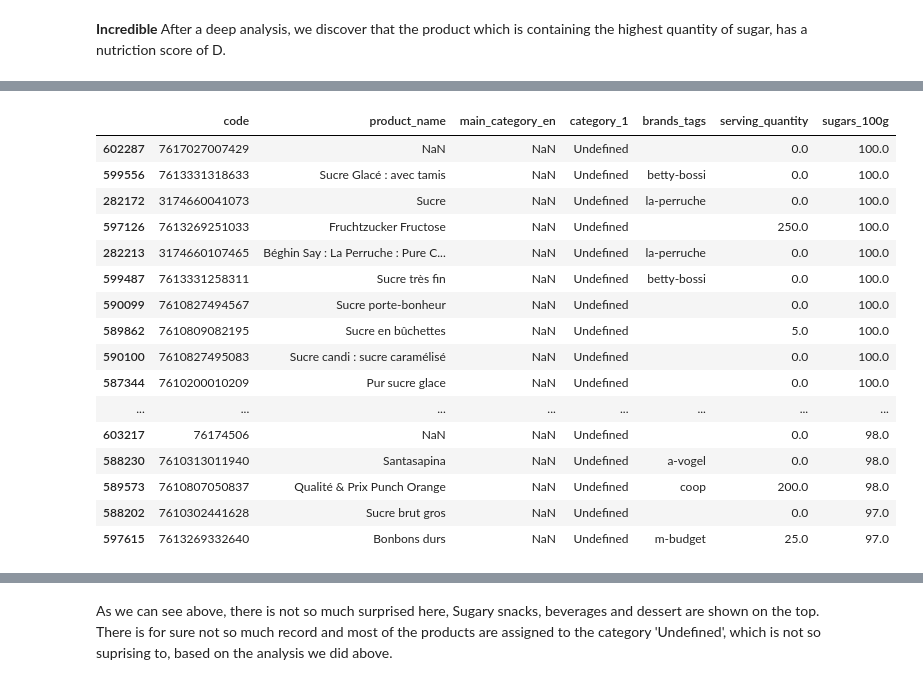
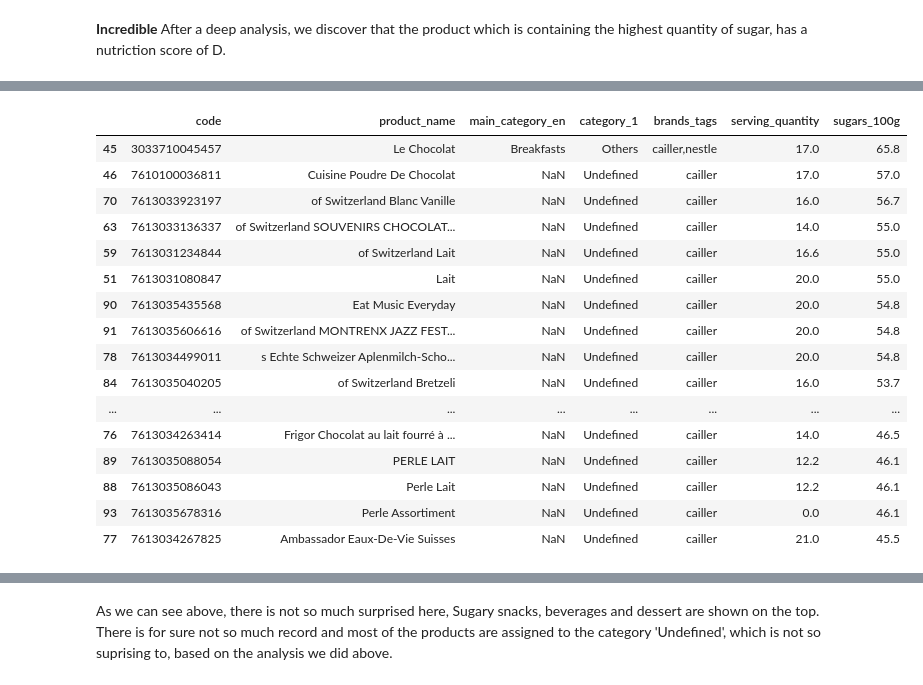
Before and after one commit to esamosenok/ADA_Project_2018, a Jupyter notebook: openfoodfacts_milestone3.ipynb, the cells around one changed output, grey strips where cells are left out. Cells and saved outputs as stored; diff of their text form; code cells hidden in the pictures.

```diff
--- a/openfoodfacts_milestone3.ipynb
+++ b/openfoodfacts_milestone3.ipynb
@@ -1479,7 +1827,7 @@ To perform this Data Analysis, we decided to:
 - Does sugar content depend on brand type
 </i></div>
 # %%
-df_result = df_food_clean_ch.sort_values('sugars_100g', ascending=False)[['code', 'product_name', 'main_category_en', 'category_1','brands_tags', 'serving_quantity', 'sugars_100g']].head(30)
+df_result_ch = df_food_clean_ch.sort_values('sugars_100g', ascending=False)[['code', 'product_name', 'main_category_en', 'category_1','brands_tags', 'serving_quantity', 'sugars_100g']].head(30)
 
 #show_word_cloud(df_result, 'product_name', 'sugars_100g')
 # %% [markdown]
@@ -1493,24 +1841,24 @@ As written on the nutrition's facts, there is a high quantity of sugar.
 By the way, this product is nothing else than a 1kg of Sugar. At this stage, **we all love data analysis**:
 
 <img src="https://static.openfoodfacts.org/images/products/761/027/804/2508/front_fr.5.full.jpg"></img>
-# %%
-df_result
-# %% [output]
-|  | code | product_name | main_category_en | category_1 | brands_tags | serving_quantity | sugars_100g |
-| 602287 | 7617027007429 | NaN | NaN | Undefined |  | 0.0 | 100.0 |
-| 599556 | 7613331318633 | Sucre Glacé : avec tamis | NaN | Undefined | betty-bossi | 0.0 | 100.0 |
-| 282172 | 3174660041073 | Sucre | NaN | Undefined | la-perruche | 0.0 | 100.0 |
-| 597126 | 7613269251033 | Fruchtzucker Fructose | NaN | Undefined |  | 250.0 | 100.0 |
-| 282213 | 3174660107465 | Béghin Say : La Perruche : Pure C... | NaN | Undefined | la-perruche | 0.0 | 100.0 |
-| 599487 | 7613331258311 | Sucre très fin | NaN | Undefined | betty-bossi | 0.0 | 100.0 |
-| 590099 | 7610827494567 | Sucre porte-bonheur | NaN | Undefined |  | 0.0 | 100.0 |
-| 589862 | 7610809082195 | Sucre en bûchettes | NaN | Undefined |  | 5.0 | 100.0 |
-| 590100 | 7610827495083 | Sucre candi : sucre caramélisé | NaN | Undefined |  | 0.0 | 100.0 |
-| 587344 | 7610200010209 | Pur sucre glace | NaN | Undefined |  | 0.0 | 100.0 |
-| ... | ... | ... | ... | ... | ... | ... | ... |
-| 603217 | 76174506 | NaN | NaN | Undefined |  | 0.0 | 98.0 |
-| 588230 | 7610313011940 | Santasapina | NaN | Undefined | a-vogel | 0.0 | 98.0 |
-| 589573 | 7610807050837 | Qualité & Prix Punch Orange | NaN | Undefined | coop | 200.0 | 98.0 |
-| 588202 | 7610302441628 | Sucre brut gros | NaN | Undefined |  | 0.0 | 97.0 |
-| 597615 | 7613269332640 | Bonbons durs | NaN | Undefined | m-budget | 25.0 | 97.0 |
+# %%
+df_result_ch
+# %% [output]
+|  | code | product_name | main_category_en | category_1 | brands_tags | serving_quantity | sugars_100g |
+| 45 | 3033710045457 | Le Chocolat | Breakfasts | Others | cailler,nestle | 17.0 | 65.8 |
+| 46 | 7610100036811 | Cuisine Poudre De Chocolat | NaN | Undefined | cailler | 17.0 | 57.0 |
+| 70 | 7613033923197 | of Switzerland Blanc Vanille | NaN | Undefined | cailler | 16.0 | 56.7 |
+| 63 | 7613033136337 | of Switzerland SOUVENIRS CHOCOLAT... | NaN | Undefined | cailler | 14.0 | 55.0 |
+| 59 | 7613031234844 | of Switzerland Lait | NaN | Undefined | cailler | 16.6 | 55.0 |
+| 51 | 7613031080847 | Lait | NaN | Undefined | cailler | 20.0 | 55.0 |
+| 90 | 7613035435568 | Eat Music Everyday | NaN | Undefined | cailler | 20.0 | 54.8 |
+| 91 | 7613035606616 | of Switzerland MONTRENX JAZZ FEST... | NaN | Undefined | cailler | 20.0 | 54.8 |
+| 78 | 7613034499011 | s Echte Schweizer Aplenmilch-Scho... | NaN | Undefined | cailler | 20.0 | 54.8 |
+| 84 | 7613035040205 | of Switzerland Bretzeli | NaN | Undefined | cailler | 16.0 | 53.7 |
+| ... | ... | ... | ... | ... | ... | ... | ... |
+| 76 | 7613034263414 | Frigor Chocolat au lait fourré à ... | NaN | Undefined | cailler | 14.0 | 46.5 |
+| 89 | 7613035088054 | PERLE LAIT | NaN | Undefined | cailler | 12.2 | 46.1 |
+| 88 | 7613035086043 | Perle Lait | NaN | Undefined | cailler | 12.2 | 46.1 |
+| 93 | 7613035678316 | Perle Assortiment | NaN | Undefined | cailler | 0.0 | 46.1 |
+| 77 | 7613034267825 | Ambassador Eaux-De-Vie Suisses | NaN | Undefined | cailler | 21.0 | 45.5 |
 # %% [markdown]
```
Also changed, not shown: parts of 134 cells of this notebook.
